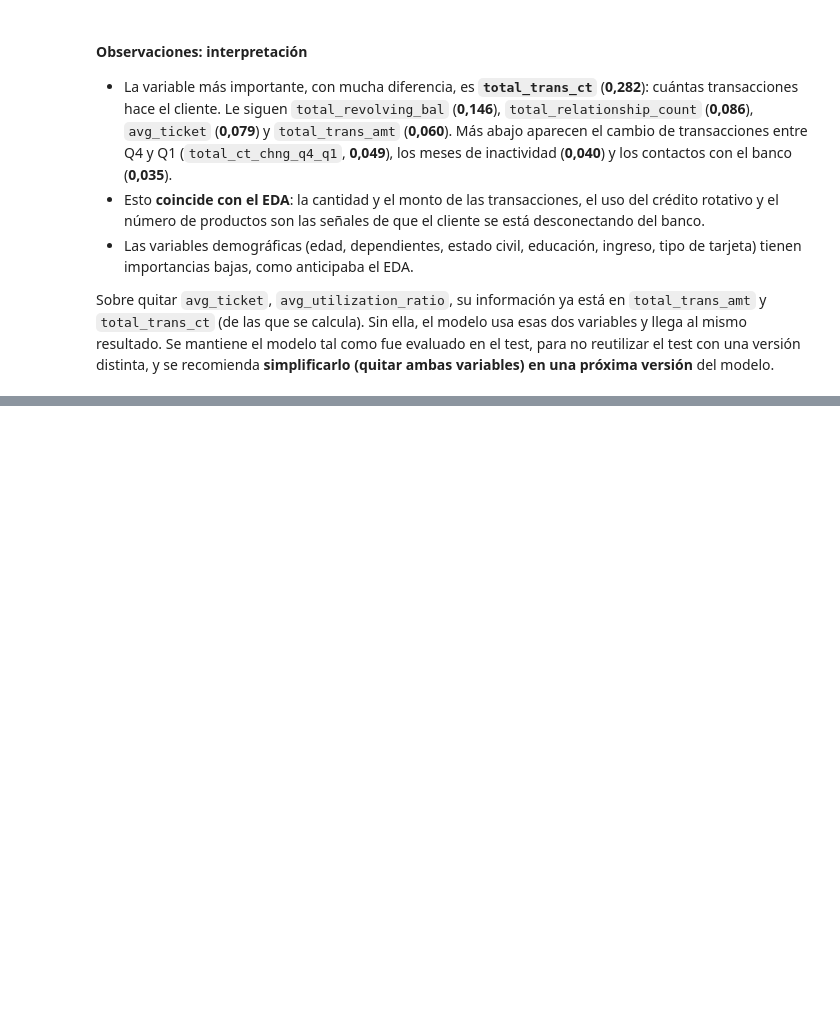
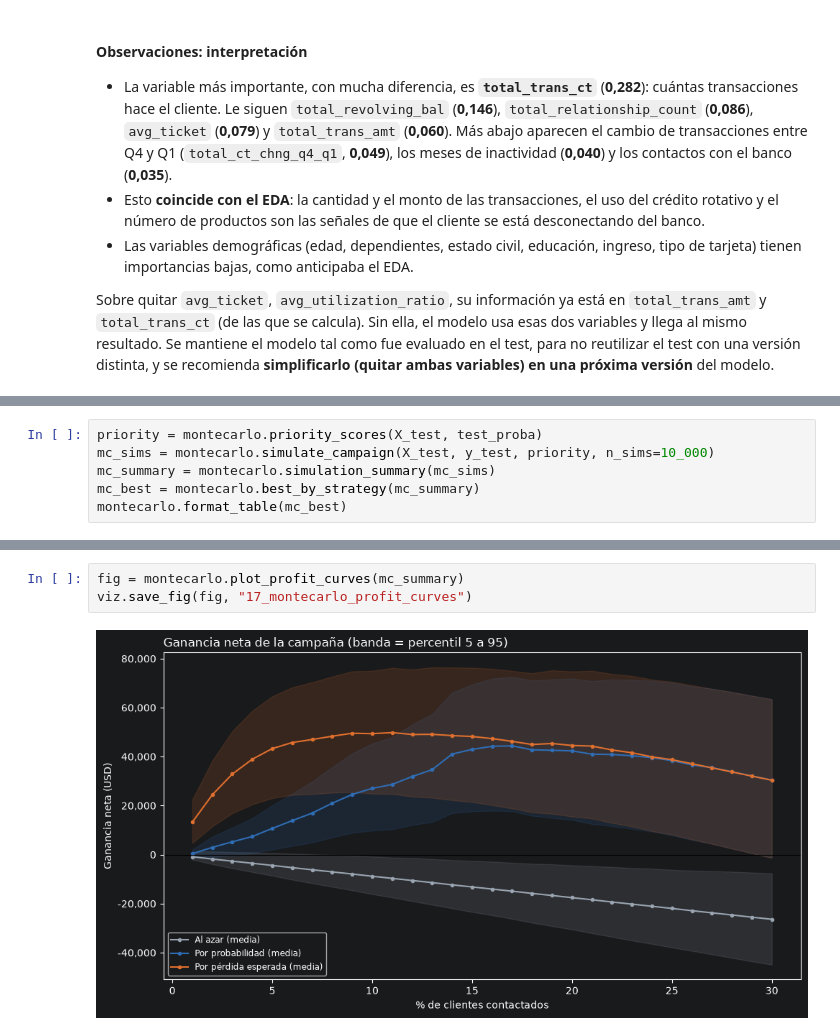
Before and after one commit to crissebasbol/bank_churn_prediction, a Jupyter notebook: notebooks/churn_analysis.ipynb, the cells around one changed output, grey strips where cells are left out. Cells and saved outputs as stored; diff of their text form; blank space fills up the shorter version.

Commit message:
Fase 5. Montecarlo

```diff
--- a/notebooks/churn_analysis.ipynb
+++ b/notebooks/churn_analysis.ipynb
@@ -1259,0 +1297,6 @@ Sobre quitar `avg_ticket`, `avg_utilization_ratio`, su información ya está en
+# %%
+priority = montecarlo.priority_scores(X_test, test_proba)
+mc_sims = montecarlo.simulate_campaign(X_test, y_test, priority, n_sims=10_000)
+mc_summary = montecarlo.simulation_summary(mc_sims)
+mc_best = montecarlo.best_by_strategy(mc_summary)
+montecarlo.format_table(mc_best)
@@ -1259,0 +1309,5 @@ Sobre quitar `avg_ticket`, `avg_utilization_ratio`, su información ya está en
+# %%
+fig = montecarlo.plot_profit_curves(mc_summary)
+viz.save_fig(fig, "17_montecarlo_profit_curves")
+# %% [output]
+[figure, added]
```
Also changed, not shown: parts of 12 cells of this notebook, 3 other files.
